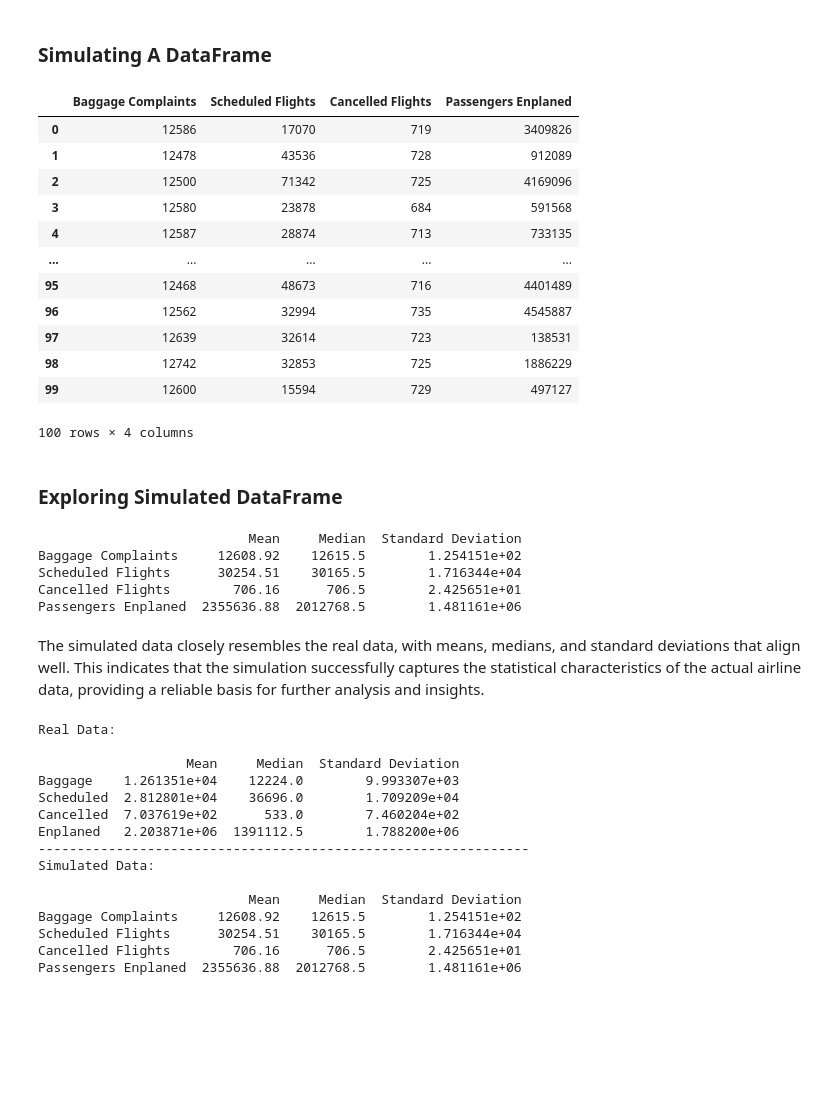
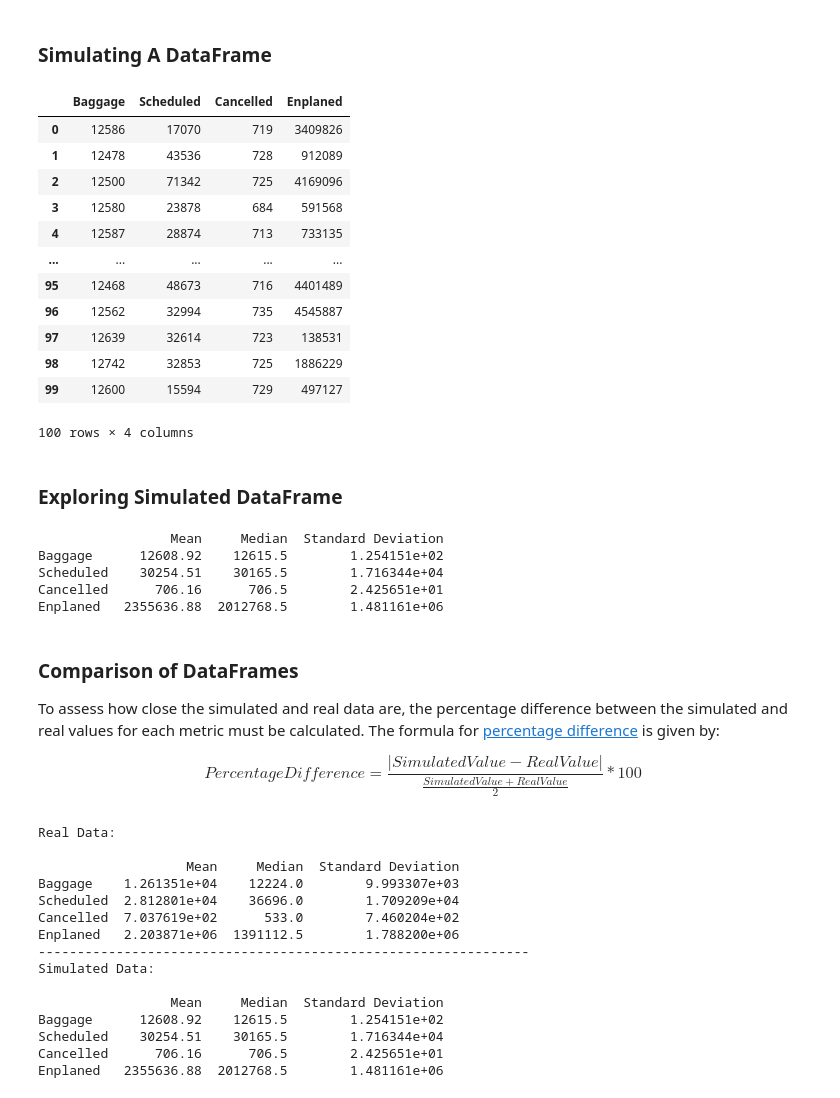
Before and after one commit to claretubs/programming-data-analysis-project, a Jupyter notebook: project1.ipynb, the cells around one changed output. Saved outputs shown, nothing was run; the diff lists cells and outputs as text; code cells hidden in the pictures; blank space fills up the shorter version.

Commit message:
Comparison of DataFrames

```diff
--- a/project1.ipynb
+++ b/project1.ipynb
@@ -224,16 +224,16 @@ passengers_enplaned = np.abs(np.random.normal(loc=2203871, scale=1788200, size=n
 # %%
 # Create a DataFrame to store the data.
 airline_data = pd.DataFrame({
-    "Baggage Complaints": baggage_complaints,
-    "Scheduled Flights": scheduled_flights,
-    "Cancelled Flights": cancelled_flights,
-    "Passengers Enplaned": passengers_enplaned
+    "Baggage": baggage_complaints,
+    "Scheduled": scheduled_flights,
+    "Cancelled": cancelled_flights,
+    "Enplaned": passengers_enplaned
 })
 
 # Display the simulated data.
 airline_data
 # %% [output]
-|  | Baggage Complaints | Scheduled Flights | Cancelled Flights | Passengers Enplaned |
+|  | Baggage | Scheduled | Cancelled | Enplaned |
 | 0 | 12586 | 17070 | 719 | 3409826 |
 | 1 | 12478 | 43536 | 728 | 912089 |
 | 2 | 12500 | 71342 | 725 | 4169096 |
@@ -264,19 +264,24 @@ simulated_descriptive_stats = pd.DataFrame({
 # Display the simulated descriptive statistics.
 print(simulated_descriptive_stats)
 # %% [output]
-                           Mean     Median  Standard Deviation
-Baggage Complaints     12608.92    12615.5        1.254151e+02
-Scheduled Flights      30254.51    30165.5        1.716344e+04
-Cancelled Flights        706.16      706.5        2.425651e+01
-Passengers Enplaned  2355636.88  2012768.5        1.481161e+06
+                 Mean     Median  Standard Deviation
+Baggage      12608.92    12615.5        1.254151e+02
+Scheduled    30254.51    30165.5        1.716344e+04
+Cancelled      706.16      706.5        2.425651e+01
+Enplaned   2355636.88  2012768.5        1.481161e+06
-# %% [markdown]
-The simulated data closely resembles the real data, with means, medians, and standard deviations that align well. This indicates that the simulation successfully captures the statistical characteristics of the actual airline data, providing a reliable basis for further analysis and insights.
+# %% [markdown]
+### Comparison of DataFrames
+To assess how close the simulated and real data are, the percentage difference between the simulated and real values for each metric must be calculated. The formula for [percentage difference](https://www.inchcalculator.com/percent-difference-calculator/) is given by:
+
+$$Percentage Difference =\frac{|Simulated Value - Real Value|}{\frac {Simulated Value + Real Value}{2}} * 100 $$
 # %%
-# Real Data
+#Data Comparison between Simulated and Real Data
+# Real Data.
 print("Real Data: \n")
 print(descriptive_stats)
 print("---"*21)
-# Simulated data
+
+# Simulated data.
 print("Simulated Data: \n")
 print(simulated_descriptive_stats)
 # %% [output]
@@ -290,8 +295,8 @@ Enplaned   2.203871e+06  1391112.5        1.788200e+06
 ---------------------------------------------------------------
 Simulated Data:
 
-                           Mean     Median  Standard Deviation
-Baggage Complaints     12608.92    12615.5        1.254151e+02
-Scheduled Flights      30254.51    30165.5        1.716344e+04
-Cancelled Flights        706.16      706.5        2.425651e+01
-Passengers Enplaned  2355636.88  2012768.5        1.481161e+06
+                 Mean     Median  Standard Deviation
+Baggage      12608.92    12615.5        1.254151e+02
+Scheduled    30254.51    30165.5        1.716344e+04
+Cancelled      706.16      706.5        2.425651e+01
+Enplaned   2355636.88  2012768.5        1.481161e+06
```
Also changed, not shown: parts of 2 cells of this notebook.
